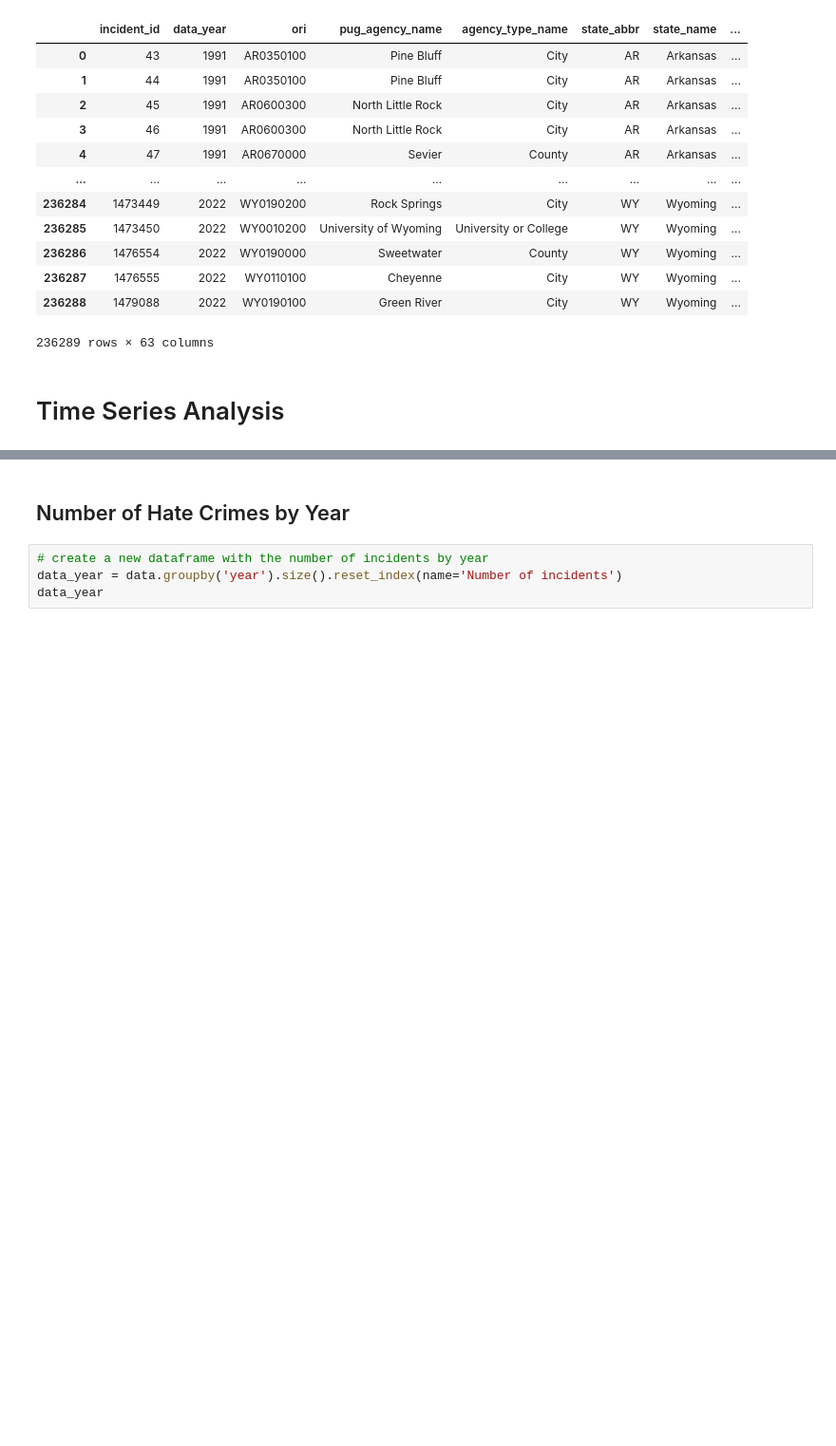
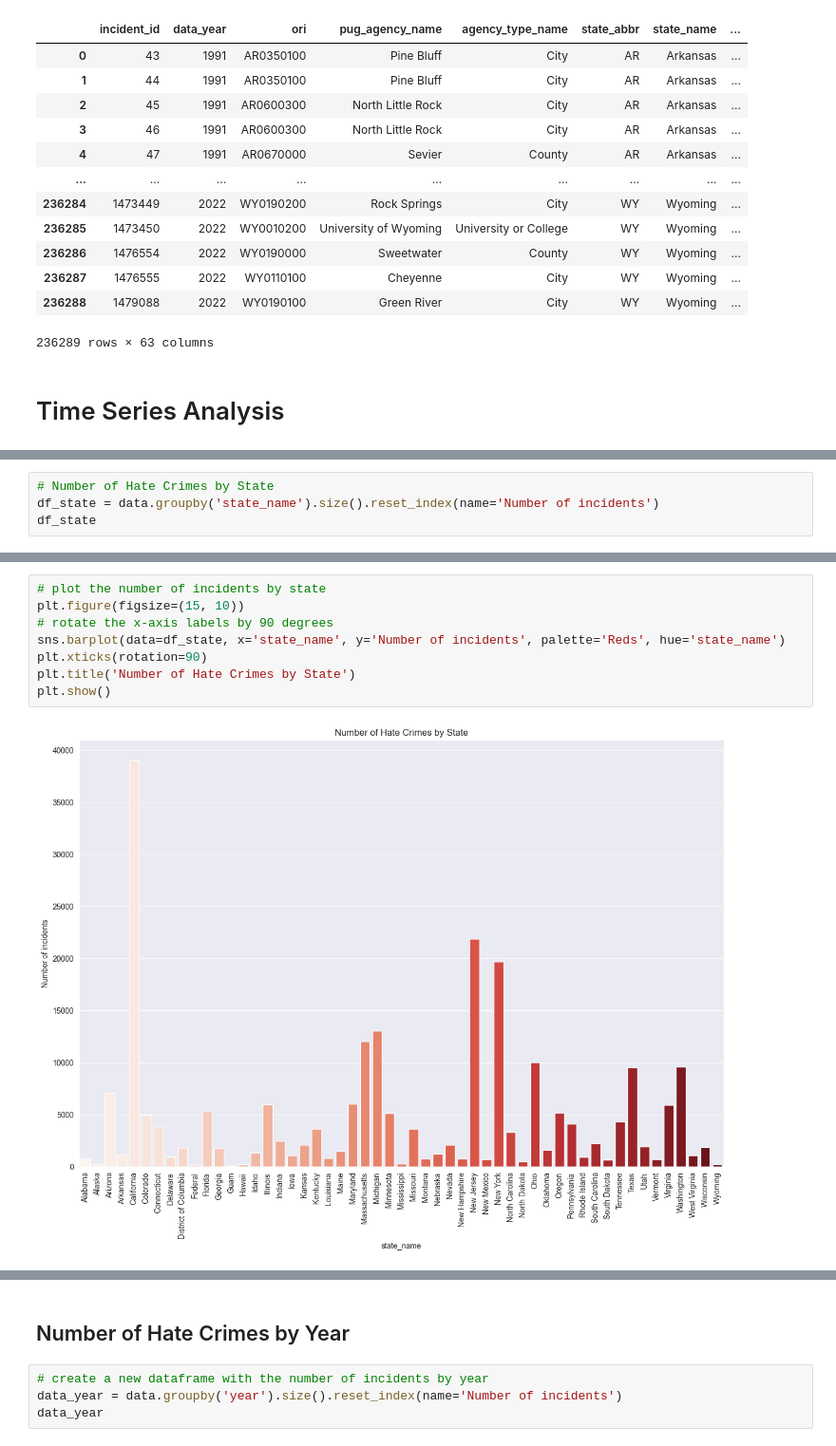
Before and after one commit to UWI-Zess/COMP6940-Project, a Jupyter notebook: forecasting_model.ipynb, the cells around one changed output, grey strips where cells are left out. Shown at 95% size. Cells and saved outputs as stored; diff of their text form; blank space fills up the shorter version.

```diff
--- a/forecasting_model.ipynb
+++ b/forecasting_model.ipynb
@@ -67,0 +72,4 @@ data
+# %%
+# Number of Hate Crimes by State
+df_state = data.groupby('state_name').size().reset_index(name='Number of incidents')
+df_state
@@ -67,0 +94,10 @@ data
+# %%
+# plot the number of incidents by state
+plt.figure(figsize=(15, 10))
+# rotate the x-axis labels by 90 degrees
+sns.barplot(data=df_state, x='state_name', y='Number of incidents', palette='Reds', hue='state_name')
+plt.xticks(rotation=90)
+plt.title('Number of Hate Crimes by State')
+plt.show()
+# %% [output]
+[figure, added]
```
Also changed, not shown: parts of 18 cells of this notebook.
